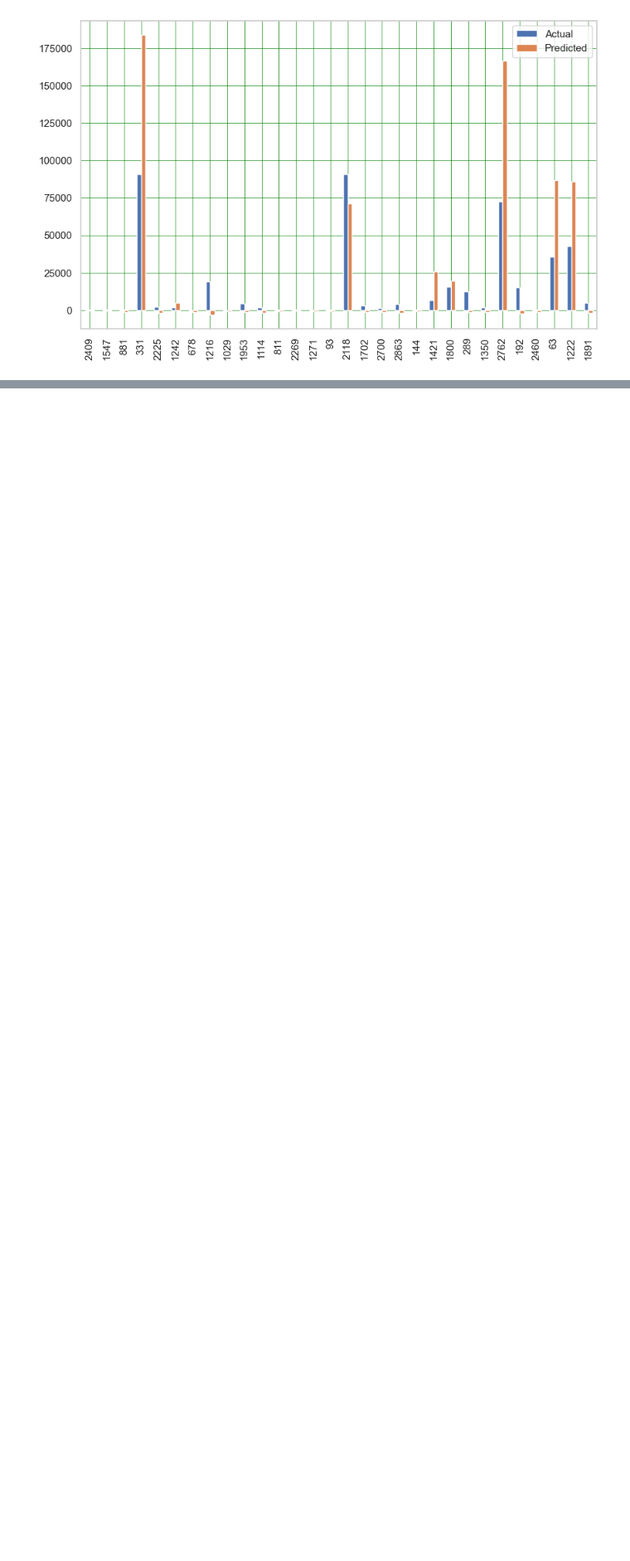
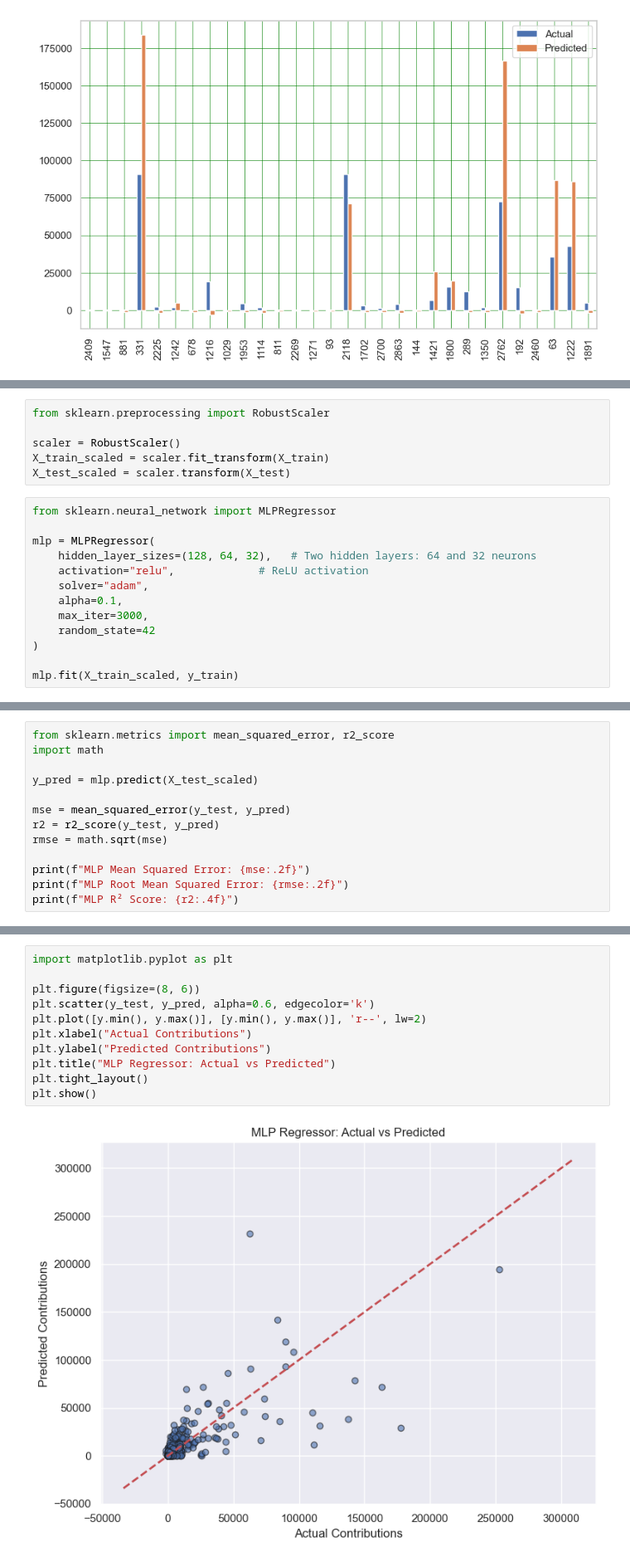
Before and after one commit to 9t8/cmsc320_project, a Jupyter notebook: final.ipynb, the cells around one changed output, grey strips where cells are left out. Shown at 83% size. Drawn from its saved outputs; the diff is of its cells as text; blank space fills up the shorter version.

```diff
--- a/final.ipynb
+++ b/final.ipynb
@@ -723,0 +755,19 @@ R² Score: 0.7460
+# %%
+from sklearn.preprocessing import RobustScaler
+
+scaler = RobustScaler()
+X_train_scaled = scaler.fit_transform(X_train)
+X_test_scaled = scaler.transform(X_test)
+# %%
+from sklearn.neural_network import MLPRegressor
+
+mlp = MLPRegressor(
+    hidden_layer_sizes=(128, 64, 32),   # Two hidden layers: 64 and 32 neurons
+    activation="relu",             # ReLU activation
+    solver="adam",
+    alpha=0.1,
+    max_iter=3000,
+    random_state=42
+)
+
+mlp.fit(X_train_scaled, y_train)
@@ -723,0 +777,13 @@ R² Score: 0.7460
+# %%
+from sklearn.metrics import mean_squared_error, r2_score
+import math
+
+y_pred = mlp.predict(X_test_scaled)
+
+mse = mean_squared_error(y_test, y_pred)
+r2 = r2_score(y_test, y_pred)
+rmse = math.sqrt(mse)
+
+print(f"MLP Mean Squared Error: {mse:.2f}")
+print(f"MLP Root Mean Squared Error: {rmse:.2f}")
+print(f"MLP R² Score: {r2:.4f}")
@@ -723,0 +794,13 @@ R² Score: 0.7460
+# %%
+import matplotlib.pyplot as plt
+
+plt.figure(figsize=(8, 6))
+plt.scatter(y_test, y_pred, alpha=0.6, edgecolor='k')
+plt.plot([y.min(), y.max()], [y.min(), y.max()], 'r--', lw=2)
+plt.xlabel("Actual Contributions")
+plt.ylabel("Predicted Contributions")
+plt.title("MLP Regressor: Actual vs Predicted")
+plt.tight_layout()
+plt.show()
+# %% [output]
+[figure, added]
```
Also changed, not shown: parts of 16 cells of this notebook.
